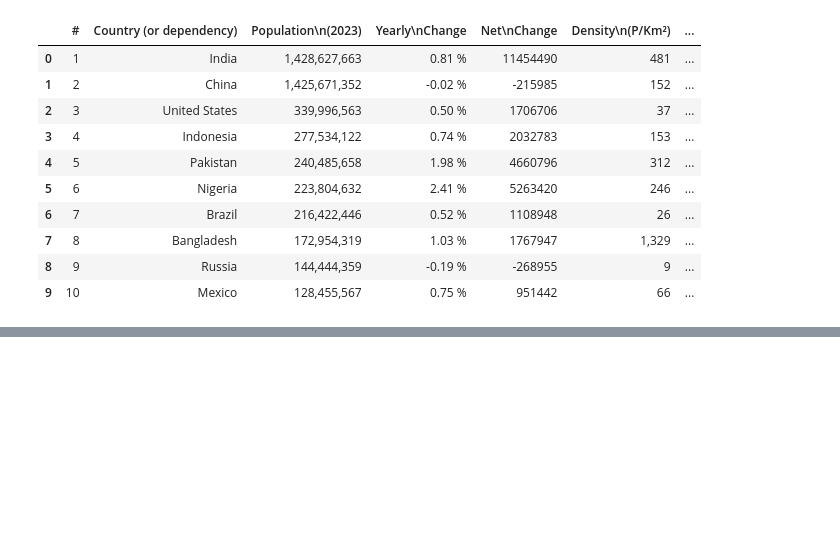
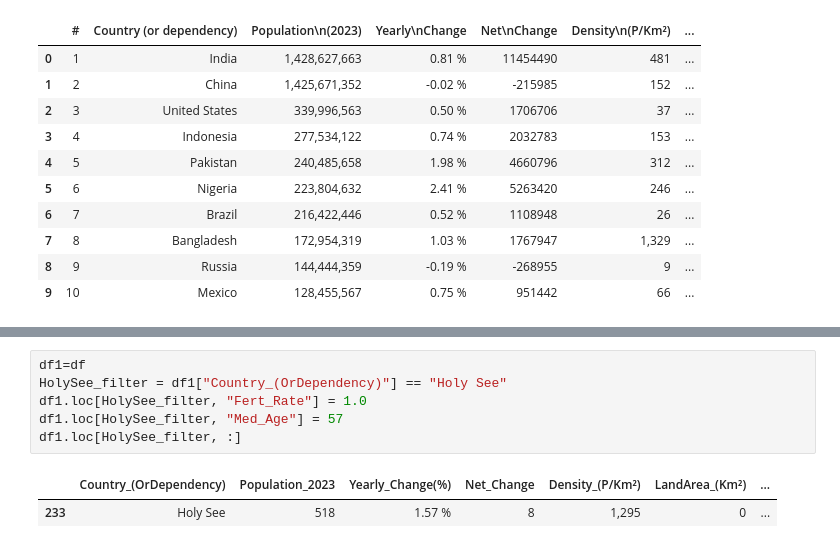
Before and after one commit to nsanced/poblacion-mundial-2023, a Jupyter notebook: poblacion_mundial_2023.ipynb, the cells around one changed output, grey strips where cells are left out. Saved outputs shown, nothing was run; the diff lists cells and outputs as text; blank space fills up the shorter version.

```diff
--- a/poblacion_mundial_2023.ipynb
+++ b/poblacion_mundial_2023.ipynb
@@ -27,0 +76,9 @@ df.head(10)
+# %%
+df1=df
+HolySee_filter = df1["Country_(OrDependency)"] == "Holy See"
+df1.loc[HolySee_filter, "Fert_Rate"] = 1.0
+df1.loc[HolySee_filter, "Med_Age"] = 57
+df1.loc[HolySee_filter, :]
+# %% [output]
+|  | Country_(OrDependency) | Population_2023 | Yearly_Change(%) | Net_Change | Density_(P/Km²) | LandArea_(Km²) | ... |
+| 233 | Holy See | 518 | 1.57 % | 8 | 1,295 | 0 | ... |
```
Also changed, not shown: parts of 5 cells of this notebook.
